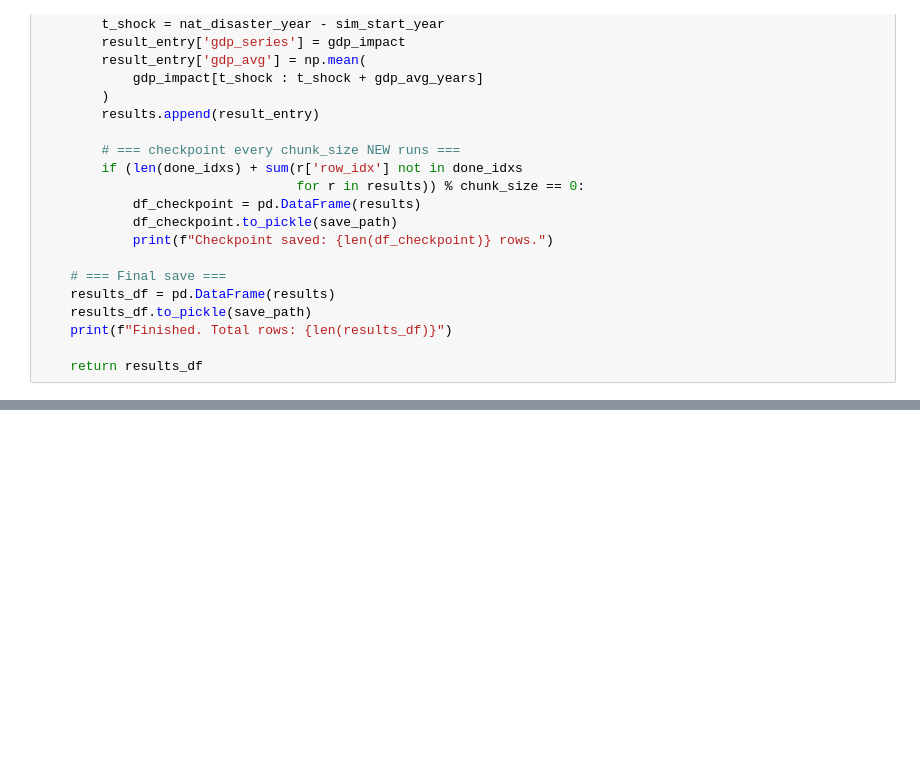
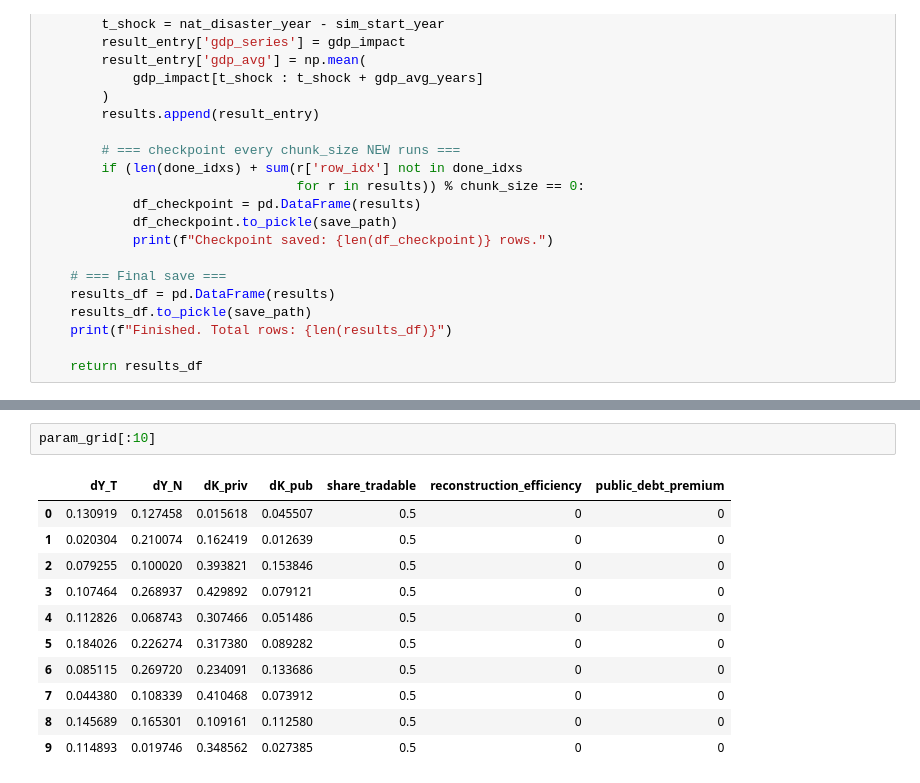
Before and after one commit to mvbnffc/sovereign-risk, a Jupyter notebook: notebooks/scratch_DIGNAD_presim.ipynb, the cells around one changed output, grey strips where cells are left out. Cells and saved outputs as stored; diff of their text form; blank space fills up the shorter version.

```diff
--- a/notebooks/scratch_DIGNAD_presim.ipynb
+++ b/notebooks/scratch_DIGNAD_presim.ipynb
@@ -216,0 +211,14 @@ Checkpoint saved: 12 rows.
+# %%
+param_grid[:10]
+# %% [output]
+|  | dY_T | dY_N | dK_priv | dK_pub | share_tradable | reconstruction_efficiency | public_debt_premium |
+| 0 | 0.130919 | 0.127458 | 0.015618 | 0.045507 | 0.5 | 0 | 0 |
+| 1 | 0.020304 | 0.210074 | 0.162419 | 0.012639 | 0.5 | 0 | 0 |
+| 2 | 0.079255 | 0.100020 | 0.393821 | 0.153846 | 0.5 | 0 | 0 |
+| 3 | 0.107464 | 0.268937 | 0.429892 | 0.079121 | 0.5 | 0 | 0 |
+| 4 | 0.112826 | 0.068743 | 0.307466 | 0.051486 | 0.5 | 0 | 0 |
+| 5 | 0.184026 | 0.226274 | 0.317380 | 0.089282 | 0.5 | 0 | 0 |
+| 6 | 0.085115 | 0.269720 | 0.234091 | 0.133686 | 0.5 | 0 | 0 |
+| 7 | 0.044380 | 0.108339 | 0.410468 | 0.073912 | 0.5 | 0 | 0 |
+| 8 | 0.145689 | 0.165301 | 0.109161 | 0.112580 | 0.5 | 0 | 0 |
+| 9 | 0.114893 | 0.019746 | 0.348562 | 0.027385 | 0.5 | 0 | 0 |
```
Also changed, not shown: parts of 7 cells of this notebook, 13 other files.
